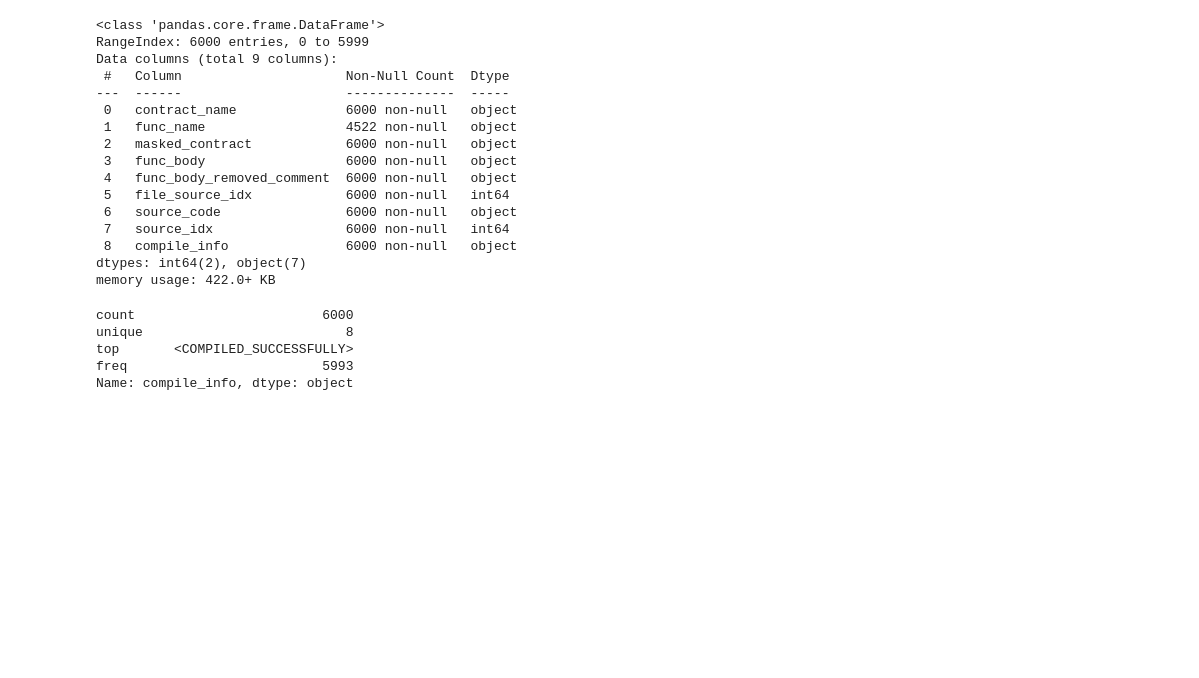
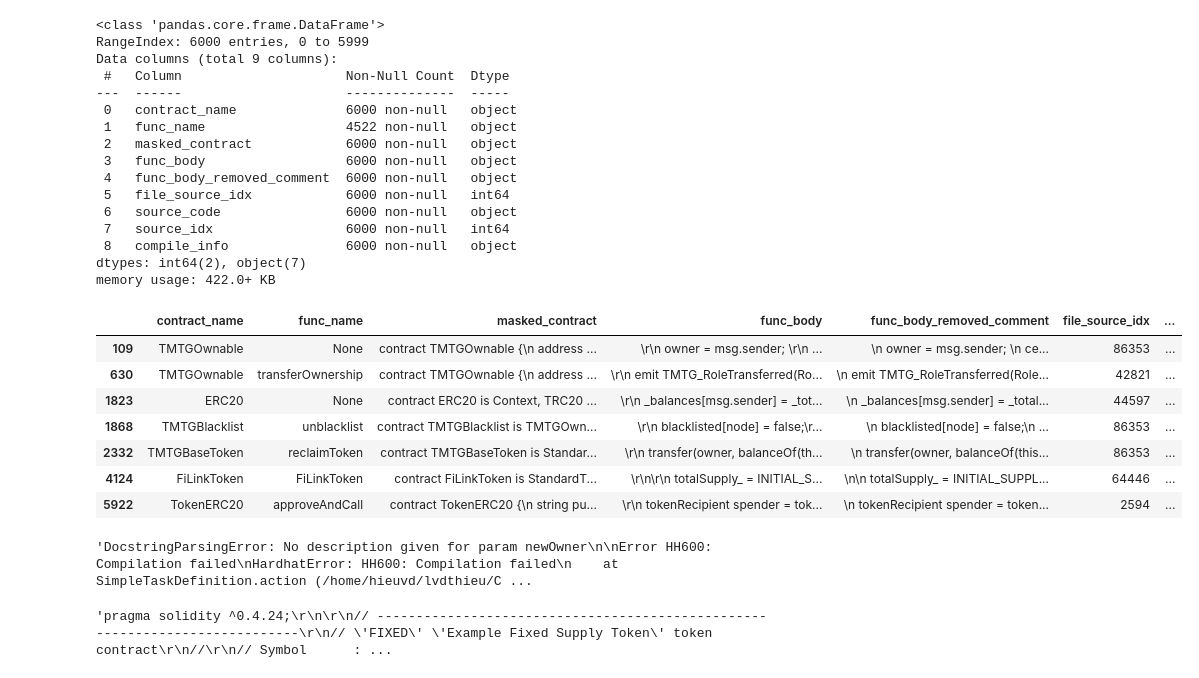
Before and after one commit to echodrift/code-generation, a Jupyter notebook: experiment/playground.ipynb, the cells around one changed output. Cells and saved outputs as stored; diff of their text form; code cells hidden in the pictures; blank space fills up the shorter version.

```diff
--- a/experiment/playground.ipynb
+++ b/experiment/playground.ipynb
@@ -277,10 +159,22 @@ Data columns (total 9 columns):
 dtypes: int64(2), object(7)
 memory usage: 422.0+ KB
 # %%
-body["compile_info"].describe()
+body[~(body["compile_info"] == "<COMPILED_SUCCESSFULLY>")]
 # %% [output]
-count                        6000
-unique                          8
-top       <COMPILED_SUCCESSFULLY>
-freq                         5993
-Name: compile_info, dtype: object
+|  | contract_name | func_name | masked_contract | func_body | func_body_removed_comment | file_source_idx | ... |
+| 109 | TMTGOwnable | None | contract TMTGOwnable {\n address ... | \r\n owner = msg.sender; \r\n ... | \n owner = msg.sender; \n ce... | 86353 | ... |
+| 630 | TMTGOwnable | transferOwnership | contract TMTGOwnable {\n address ... | \r\n emit TMTG_RoleTransferred(Ro... | \n emit TMTG_RoleTransferred(Role... | 42821 | ... |
+| 1823 | ERC20 | None | contract ERC20 is Context, TRC20 ... | \r\n _balances[msg.sender] = _tot... | \n _balances[msg.sender] = _total... | 44597 | ... |
+| 1868 | TMTGBlacklist | unblacklist | contract TMTGBlacklist is TMTGOwn... | \r\n blacklisted[node] = false;\r... | \n blacklisted[node] = false;\n ... | 86353 | ... |
+| 2332 | TMTGBaseToken | reclaimToken | contract TMTGBaseToken is Standar... | \r\n transfer(owner, balanceOf(th... | \n transfer(owner, balanceOf(this... | 86353 | ... |
+| 4124 | FiLinkToken | FiLinkToken | contract FiLinkToken is StandardT... | \r\n\r\n totalSupply_ = INITIAL_S... | \n\n totalSupply_ = INITIAL_SUPPL... | 64446 | ... |
+| 5922 | TokenERC20 | approveAndCall | contract TokenERC20 {\n string pu... | \r\n tokenRecipient spender = tok... | \n tokenRecipient spender = token... | 2594 | ... |
+# %%
+with open("check.sol", "w") as f:
+    f.write(body.loc[109, "func_body"])
+    f.write("\n________________________________________________________________________________________\n")
+    f.write(body.loc[109, "source_code"])
+
+body.loc[109, "compile_info"]
+# %% [output]
+'DocstringParsingError: No description given for param newOwner\n\nError HH600: Compilation failed\nHardhatError: HH600: Compilation failed\n    at SimpleTaskDefinition.action (/home/hieuvd/lvdthieu/C ...
@@ -286,0 +184,4 @@ Name: compile_info, dtype: object
+# %%
+all_file.loc[863, "source_code"]
+# %% [output]
+'pragma solidity ^0.4.24;\r\n\r\n// ----------------------------------------------------------------------------\r\n// \'FIXED\' \'Example Fixed Supply Token\' token contract\r\n//\r\n// Symbol      : ...
```
Also changed, not shown: parts of 18 cells of this notebook, 12 other files.
